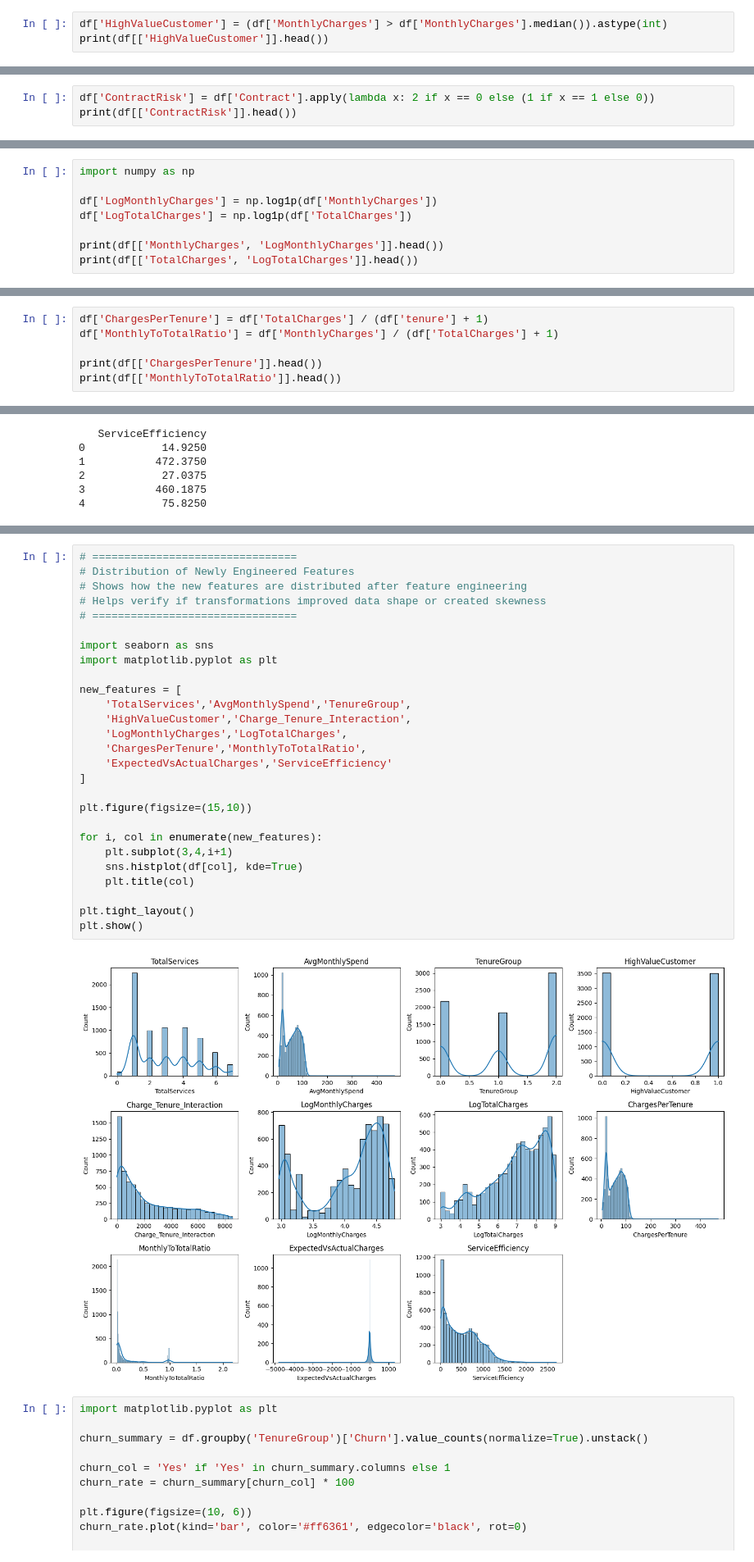
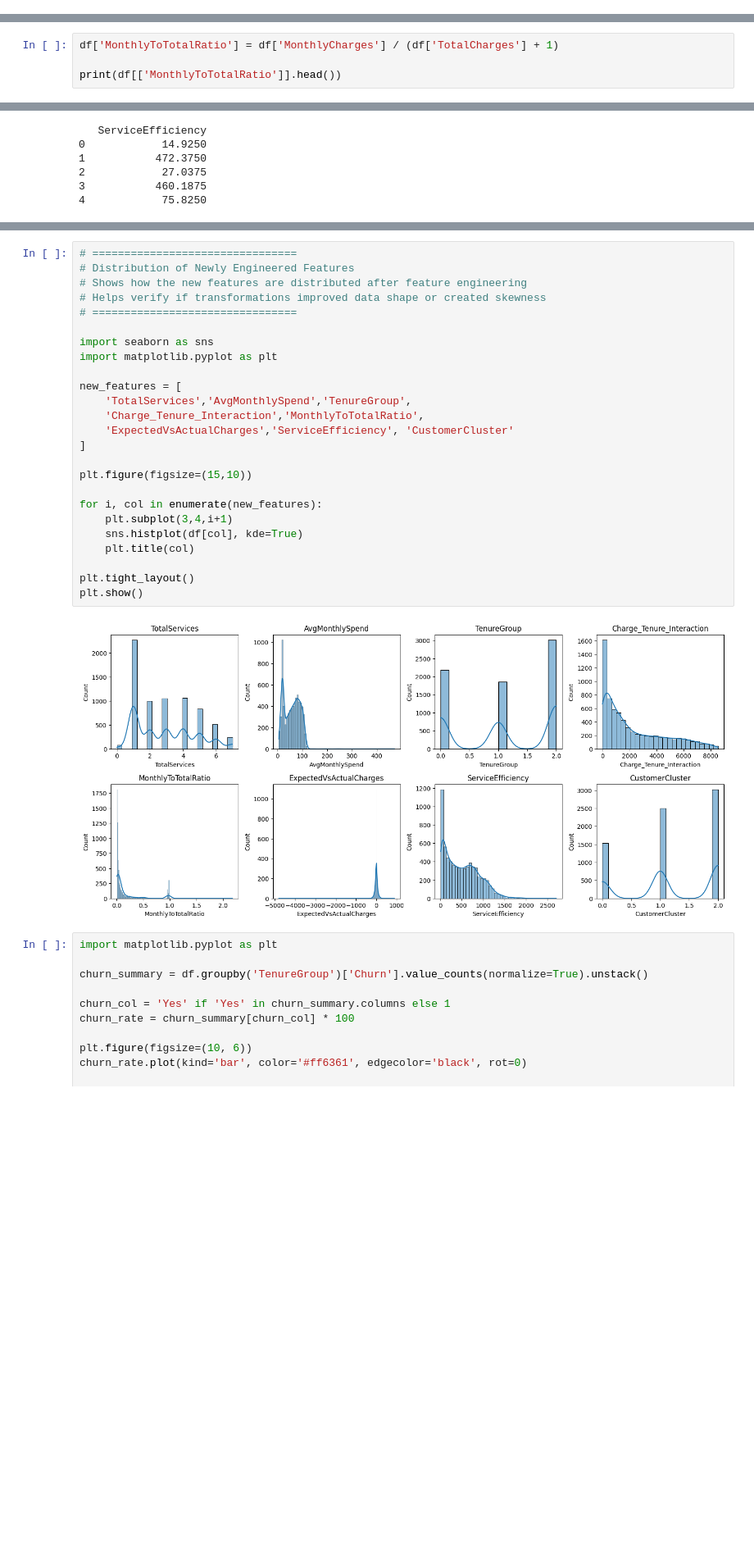
Before and after one commit to MoazIbrahem/Customer-Churn-Prediction, a Jupyter notebook: visualization.ipynb, the cells around one changed output, grey strips where cells are left out. Shown at 82% size. Saved outputs shown, nothing was run; the diff lists cells and outputs as text; blank space fills up the shorter version.

Commit message:
Update Visualization!

```diff
--- a/visualization.ipynb
+++ b/visualization.ipynb
@@ -651,6 +648,3 @@ print(df[['TenureGroup']].head())
 2            0
 3            2
 4            0
-# %%
-df['HighValueCustomer'] = (df['MonthlyCharges'] > df['MonthlyCharges'].median()).astype(int)
-print(df[['HighValueCustomer']].head())
@@ -664,3 +650,0 @@ print(df[['HighValueCustomer']].head())
-# %%
-df['ContractRisk'] = df['Contract'].apply(lambda x: 2 if x == 0 else (1 if x == 1 else 0))
-print(df[['ContractRisk']].head())
@@ -681,11 +658,3 @@ print(df[['Charge_Tenure_Interaction']].head())
 2                     107.70
 3                    1903.50
 4                     141.40
-# %%
-import numpy as np
-
-df['LogMonthlyCharges'] = np.log1p(df['MonthlyCharges'])
-df['LogTotalCharges'] = np.log1p(df['TotalCharges'])
-
-print(df[['MonthlyCharges', 'LogMonthlyCharges']].head())
-print(df[['TotalCharges', 'LogTotalCharges']].head())
@@ -705,7 +661,5 @@ print(df[['TotalCharges', 'LogTotalCharges']].head())
 # %%
-df['ChargesPerTenure'] = df['TotalCharges'] / (df['tenure'] + 1)
 df['MonthlyToTotalRatio'] = df['MonthlyCharges'] / (df['TotalCharges'] + 1)
 
-print(df[['ChargesPerTenure']].head())
 print(df[['MonthlyToTotalRatio']].head())
 # %% [output]
@@ -812,32 +736,30 @@ poly_df.head()
 # %%
 # ================================
 # Distribution of Newly Engineered Features
 # Shows how the new features are distributed after feature engineering
 # Helps verify if transformations improved data shape or created skewness
 # ================================
 
 import seaborn as sns
 import matplotlib.pyplot as plt
 
 new_features = [
     'TotalServices','AvgMonthlySpend','TenureGroup',
-    'HighValueCustomer','Charge_Tenure_Interaction',
-    'LogMonthlyCharges','LogTotalCharges',
-    'ChargesPerTenure','MonthlyToTotalRatio',
-    'ExpectedVsActualCharges','ServiceEfficiency'
+    'Charge_Tenure_Interaction','MonthlyToTotalRatio',
+    'ExpectedVsActualCharges','ServiceEfficiency', 'CustomerCluster'
 ]
 
 plt.figure(figsize=(15,10))
 
 for i, col in enumerate(new_features):
     plt.subplot(3,4,i+1)
     sns.histplot(df[col], kde=True)
     plt.title(col)
 
 plt.tight_layout()
 plt.show()
 # %% [output]
-[figure, old version]
+[figure, new version]
 # %%
 import matplotlib.pyplot as plt
 
```
Also changed, not shown: parts of 49 cells of this notebook.
